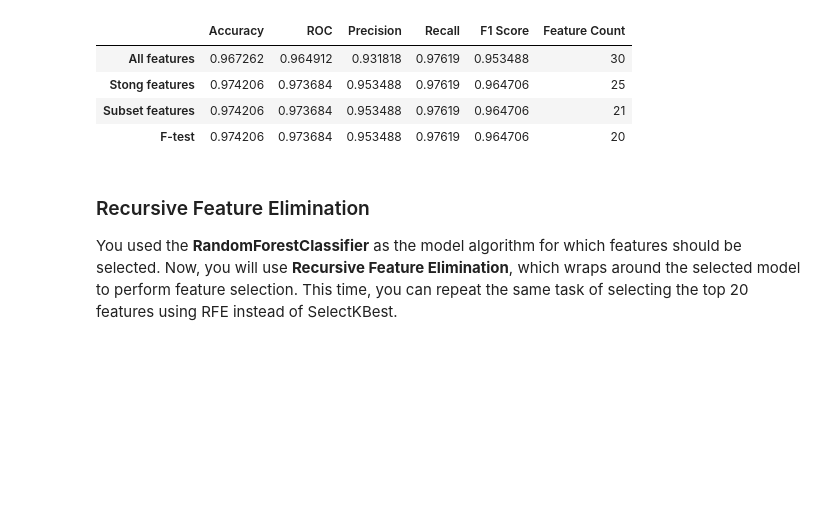
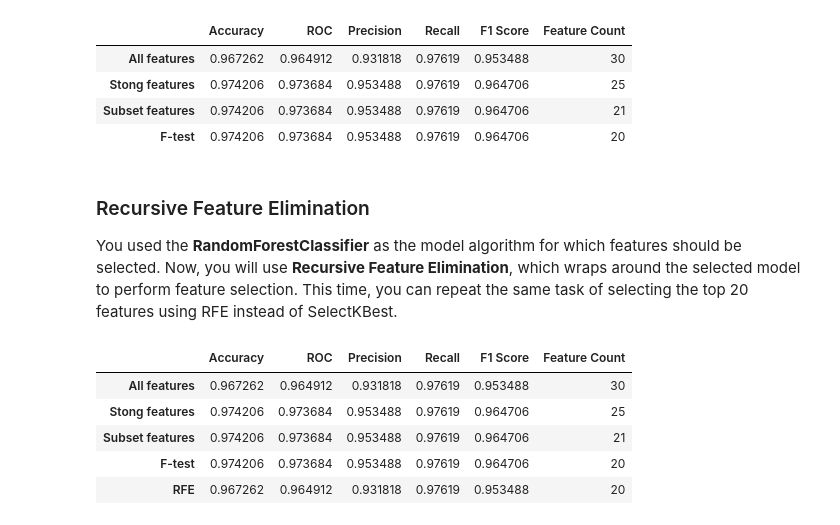
Before and after one commit to hsuyuming/Learning_ML, a Jupyter notebook: feature_selection/w2_lab_3_feature_selection.ipynb, the cells around one changed output. Cells and saved outputs as stored; diff of their text form; code cells hidden in the pictures; blank space fills up the shorter version.

```diff
--- a/feature_selection/w2_lab_3_feature_selection.ipynb
+++ b/feature_selection/w2_lab_3_feature_selection.ipynb
@@ -386,5 +386,33 @@ results.head(n=10)
 ### Recursive Feature Elimination
 
 You used the **RandomForestClassifier** as the model algorithm for which features should be selected. Now, you will use **Recursive Feature Elimination**, which wraps around the selected model to perform feature selection. This time, you can repeat the same task of selecting the top 20 features using RFE instead of SelectKBest.
+# %%
+def run_rfe():
+    x_train, x_test, y_train, y_test = train_test_split(X, Y, test_size=0.2, stratify=Y, random_state=123)
+    scaler = StandardScaler().fit(x_train)
+    x_train_scaled = scaler.transform(x_train)
+    x_test_scaled = scaler.transform(x_test)
+
+    model = RandomForestClassifier(criterion='entropy', random_state=47)
+    #Recursive Feature Elimination
+    rfe = RFE(estimator=model, n_features_to_select=20)
+    rfe = rfe.fit(x_train_scaled, y_train)
+    feature_name = df.drop("diagnosis_int", 1).columns[rfe.get_support()]
+
+    return feature_name
 # %%
-def run_rfe():
+rfe_feature_names = run_rfe()
+# %%
+rfe_eval_df = evaluate_model_on_features(df[rfe_feature_names], Y)
+rfe_eval_df.index = ['RFE']
+
+# Append to results and display
+results = results.append(rfe_eval_df)
+results.head(n=10)
+# %% [output]
+|  | Accuracy | ROC | Precision | Recall | F1 Score | Feature Count |
+| All features | 0.967262 | 0.964912 | 0.931818 | 0.97619 | 0.953488 | 30 |
+| Stong features | 0.974206 | 0.973684 | 0.953488 | 0.97619 | 0.964706 | 25 |
+| Subset features | 0.974206 | 0.973684 | 0.953488 | 0.97619 | 0.964706 | 21 |
+| F-test | 0.974206 | 0.973684 | 0.953488 | 0.97619 | 0.964706 | 20 |
+| RFE | 0.967262 | 0.964912 | 0.931818 | 0.97619 | 0.953488 | 20 |
```
Also changed, not shown: parts of 11 cells of this notebook.
